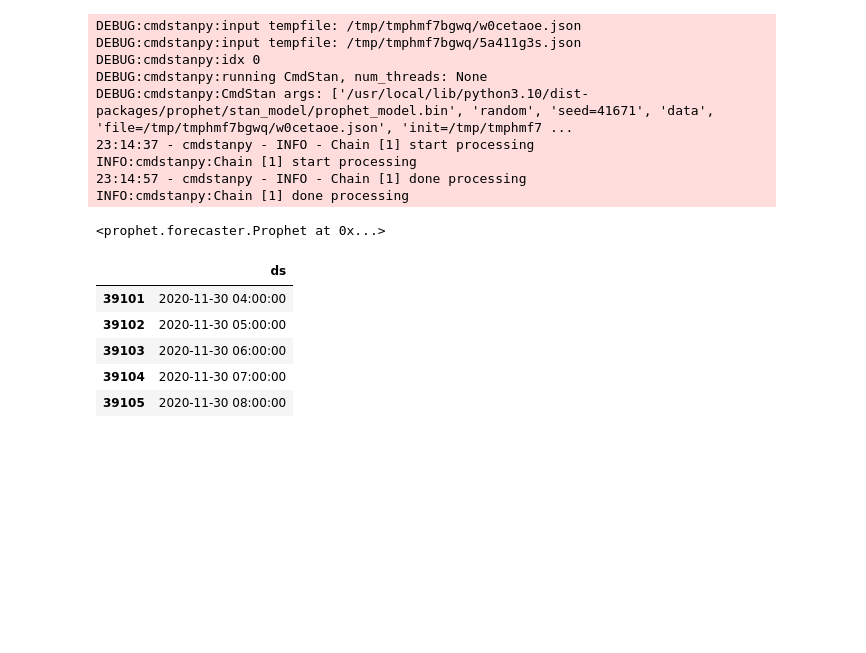
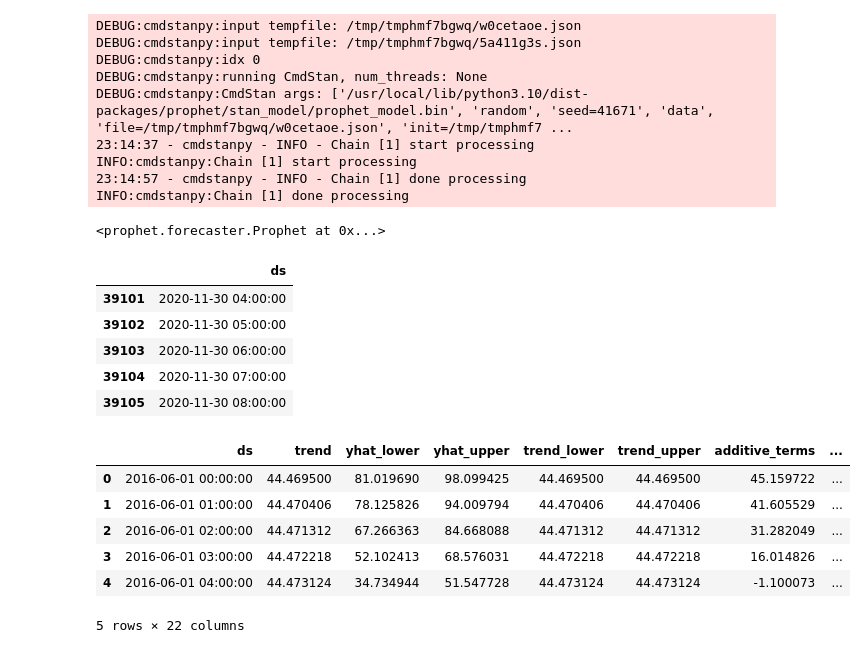
Before and after one commit to Shantesh123/Command_Line_Testing, a Jupyter notebook: Copy_of_!pip_install_prophet.ipynb, the cells around one changed output. Cells and saved outputs as stored; diff of their text form; code cells hidden in the pictures; blank space fills up the shorter version.

```diff
--- a/Copy_of_!pip_install_prophet.ipynb
+++ b/Copy_of_!pip_install_prophet.ipynb
@@ -370,3 +370,17 @@ display(future_mercado_trends.tail())
 | 39103 | 2020-11-30 06:00:00 |
 | 39104 | 2020-11-30 07:00:00 |
 | 39105 | 2020-11-30 08:00:00 |
+# %%
+# Make the predictions for the trend data using the future_mercado_trends DataFrame
+
+forecast_mercado_trends = prophet_model.predict(future_mercado_trends)
+# Display the first five rows of the forecast_mercado_trends DataFrame
+display(forecast_mercado_trends.head())
+# %% [output]
+|  | ds | trend | yhat_lower | yhat_upper | trend_lower | trend_upper | additive_terms | ... |
+| 0 | 2016-06-01 00:00:00 | 44.469500 | 81.019690 | 98.099425 | 44.469500 | 44.469500 | 45.159722 | ... |
+| 1 | 2016-06-01 01:00:00 | 44.470406 | 78.125826 | 94.009794 | 44.470406 | 44.470406 | 41.605529 | ... |
+| 2 | 2016-06-01 02:00:00 | 44.471312 | 67.266363 | 84.668088 | 44.471312 | 44.471312 | 31.282049 | ... |
+| 3 | 2016-06-01 03:00:00 | 44.472218 | 52.102413 | 68.576031 | 44.472218 | 44.472218 | 16.014826 | ... |
+| 4 | 2016-06-01 04:00:00 | 44.473124 | 34.734944 | 51.547728 | 44.473124 | 44.473124 | -1.100073 | ... |
+5 rows × 22 columns
```
